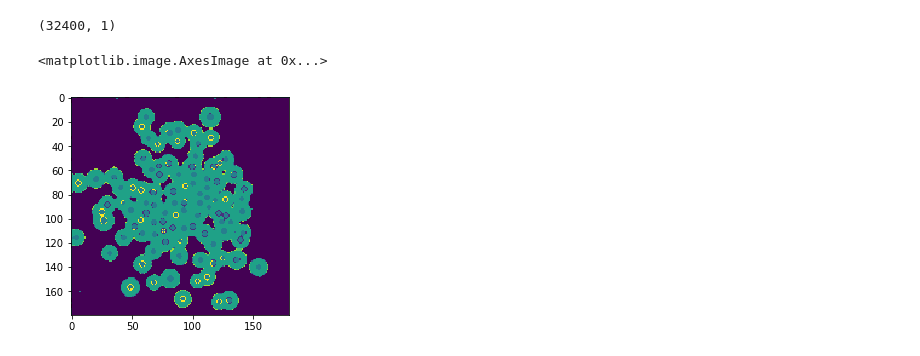
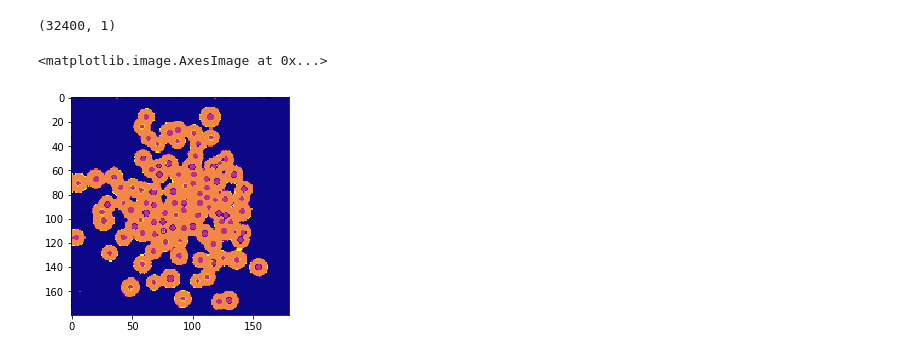
Before and after one commit to valentina-s/Dask_ImageXD_2018, a Jupyter notebook: fiberSegmentation.ipynb, the cells around one changed output. Saved outputs shown, nothing was run; the diff lists cells and outputs as text; code cells hidden in the pictures.

```diff
--- a/fiberSegmentation.ipynb
+++ b/fiberSegmentation.ipynb
@@ -79,11 +79,12 @@ vfiber_median.shape
 (32400, 1)
 # %%
 myKmeans.fit(vfiber_median.astype(np.float32))
-a= myKmeans.labels_.reshape(m,n)
-plt.imshow(a)
+fiber_segm= myKmeans.labels_.reshape(m,n)
-# %% [output]
-<matplotlib.image.AxesImage at 0x...>
-[figure, removed]
+# %%
+plt.imshow(fiber_segm,cmap='plasma')
+# %% [output]
+<matplotlib.image.AxesImage at 0x...>
+[figure, added]
 # %%
 #fiber_clusters = damlc.KMeans.predict(vfiber_median,myKmeans) #careful with damlc kmeans and Kmeans
 #New data to predict. Returns labels : array, shape [n_samples,] Index of the cluster each sample belongs to.
```
